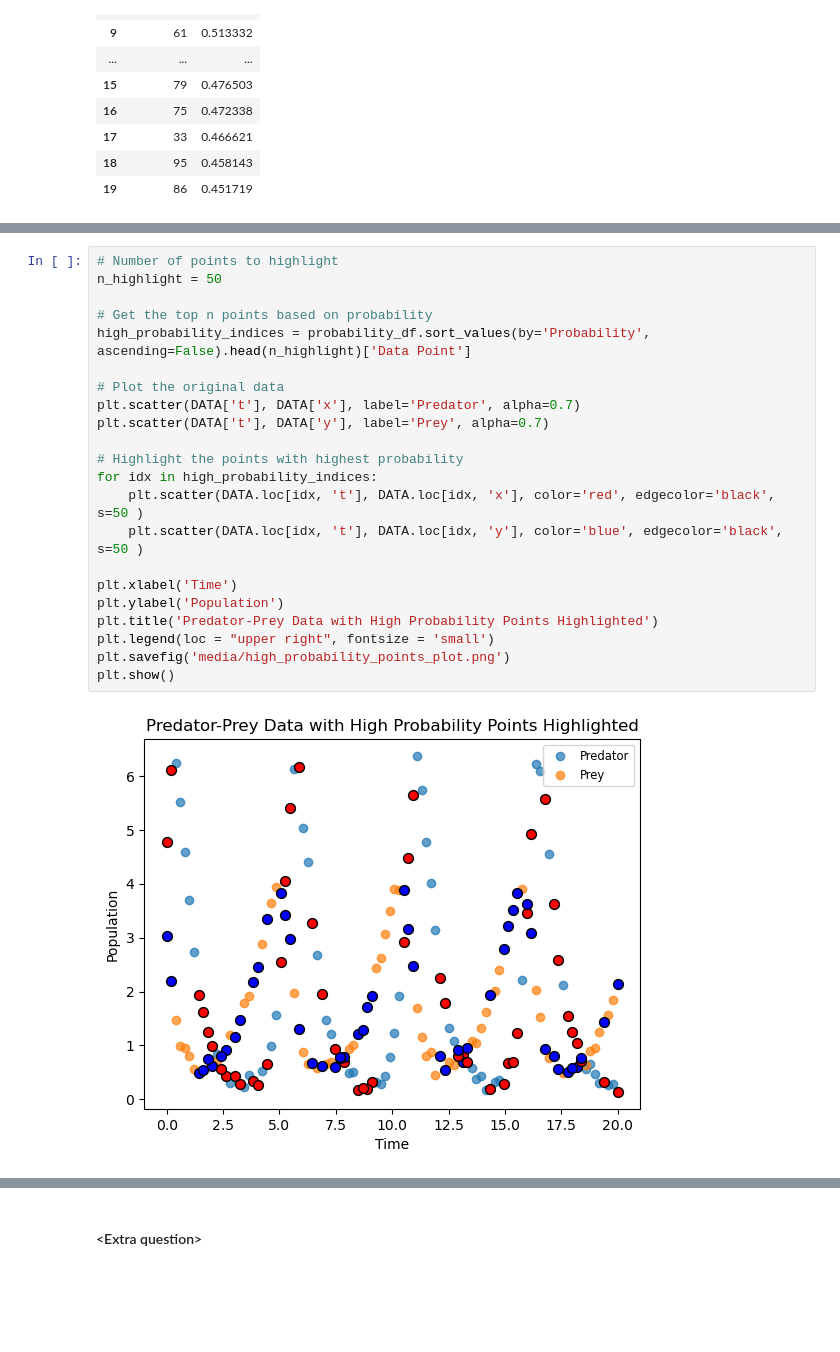
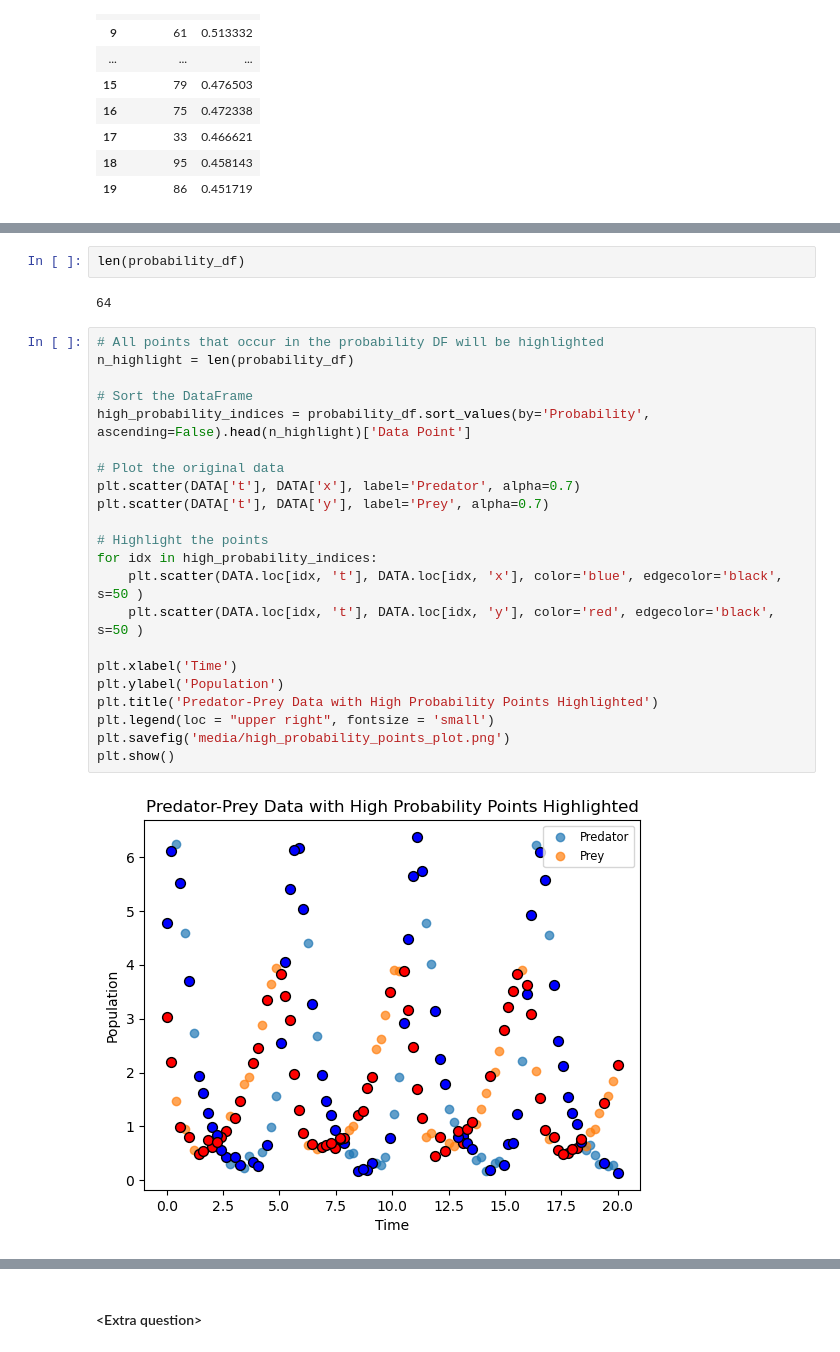
Before and after one commit to jonas4climate/ss-assignment-3, a Jupyter notebook: CalvinLaw_11306734_RaymondZhang_14865904_JonasSchaefer_14039982_3.ipynb, the cells around one changed output, grey strips where cells are left out. Saved outputs shown, nothing was run; the diff lists cells and outputs as text; blank space fills up the shorter version.

Commit message:
Fixed small plot mistake

```diff
--- a/CalvinLaw_11306734_RaymondZhang_14865904_JonasSchaefer_14039982_3.ipynb
+++ b/CalvinLaw_11306734_RaymondZhang_14865904_JonasSchaefer_14039982_3.ipynb
@@ -481,27 +479,31 @@ probability_df.head()
 | 2 | 53 | 0.01 |
 | 3 | 12 | 0.02 |
 | 4 | 60 | 0.02 |
+# %%
+len(probability_df)
+# %% [output]
+64
 # %%
-# Number of points to highlight
-n_highlight = 50
+# All points that occur in the probability DF will be highlighted
+n_highlight = len(probability_df)
 
-# Get the top n points based on probability
+# Sort the DataFrame
 high_probability_indices = probability_df.sort_values(by='Probability', ascending=False).head(n_highlight)['Data Point']
 
 # Plot the original data
 plt.scatter(DATA['t'], DATA['x'], label='Predator', alpha=0.7)
 plt.scatter(DATA['t'], DATA['y'], label='Prey', alpha=0.7)
 
-# Highlight the points with highest probability
+# Highlight the points
 for idx in high_probability_indices:
-    plt.scatter(DATA.loc[idx, 't'], DATA.loc[idx, 'x'], color='red', edgecolor='black', s=50 )
-    plt.scatter(DATA.loc[idx, 't'], DATA.loc[idx, 'y'], color='blue', edgecolor='black', s=50 )
+    plt.scatter(DATA.loc[idx, 't'], DATA.loc[idx, 'x'], color='blue', edgecolor='black', s=50 )
+    plt.scatter(DATA.loc[idx, 't'], DATA.loc[idx, 'y'], color='red', edgecolor='black', s=50 )
 
 plt.xlabel('Time')
 plt.ylabel('Population')
 plt.title('Predator-Prey Data with High Probability Points Highlighted')
 plt.legend(loc = "upper right", fontsize = 'small')
 plt.savefig('media/high_probability_points_plot.png')
 plt.show()
 # %% [output]
-[figure, old version]
+[figure, new version]
```
Also changed, not shown: parts of 3 cells of this notebook.
